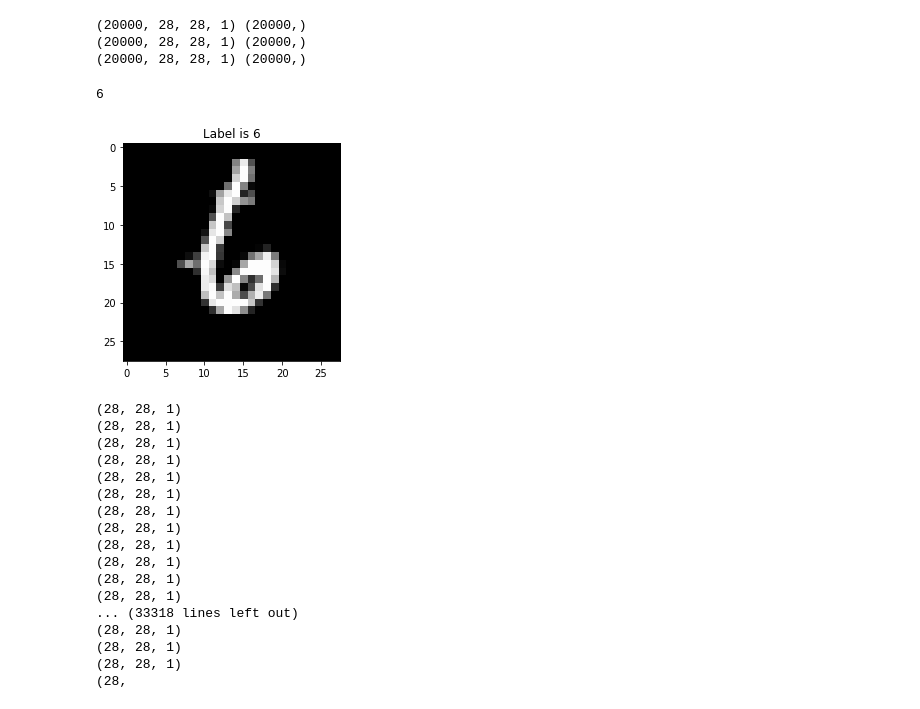
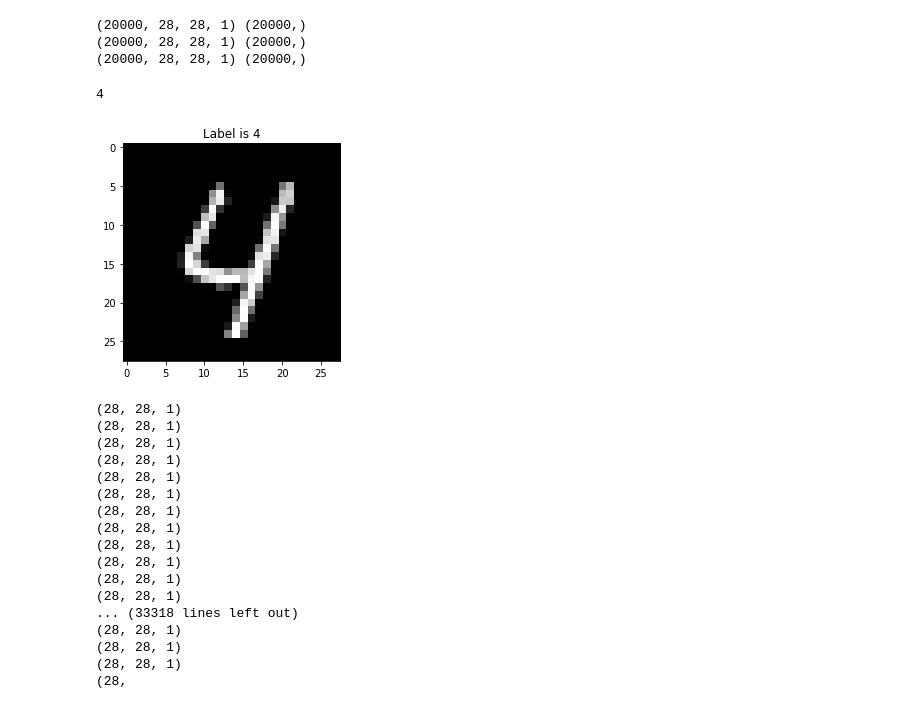
Before and after one commit to rohit-mehra/eye_of_sauron, a Jupyter notebook: prepare-sample-videos-from-mnist.ipynb, the cells around one changed output. Cells and saved outputs as stored; diff of their text form; code cells hidden in the pictures.

```diff
--- a/prepare-sample-videos-from-mnist.ipynb
+++ b/prepare-sample-videos-from-mnist.ipynb
@@ -15,7 +15,7 @@ NCAMS = 3
 #!wget http://deeplearning.net/data/mnist/mnist.pkl.gz
 # %%
 def mnist_images_labels(nsplits=NCAMS):
-    with gzip.open('mnist.pkl.gz', 'rb') as f:
+    with gzip.open('data/mnist.pkl.gz', 'rb') as f:
         u = pickle._Unpickler(f)
         u.encoding = 'latin1'
         train_set, valid_set, test_set = u.load()
@@ -50,17 +50,20 @@ pixels = splits_images[2][choice]
 
 print(label)
 # %% [output]
-6
+4
 # %%
-# Reshape the array into 28 x 28 array (2-dimensional array)
-pixels = pixels.reshape((28, 28))
+def show_num(pixels, label=None):
+    # Reshape the array into 28 x 28 array (2-dimensional array)
+    pixels = pixels.reshape((28, 28))
 
-# Plot
-plt.title('Label is {label}'.format(label=label))
-plt.imshow(pixels, cmap='gray')
-plt.show()
+    # Plot
+    plt.title('Label is {label}'.format(label=label))
+    plt.imshow(pixels, cmap='gray')
+    plt.show()
-# %% [output]
-[figure, removed]
+# %%
+show_num(pixels, label)
+# %% [output]
+[figure, added]
 # %%
 # FPS = 2
 
```
Also changed, not shown: parts of 7 cells of this notebook, 9 other files.
